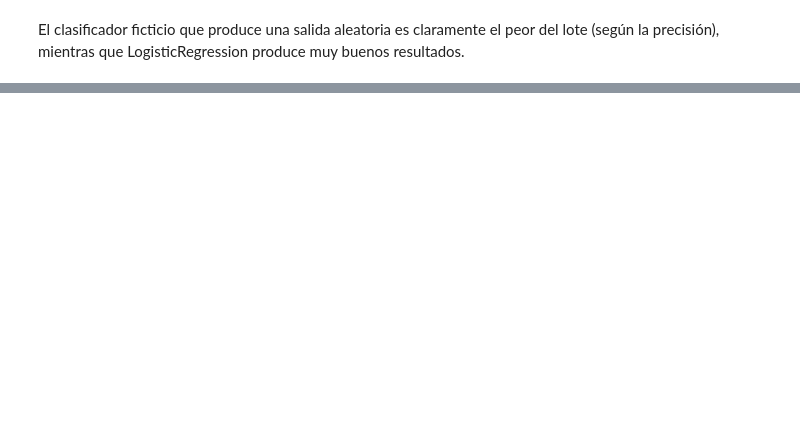
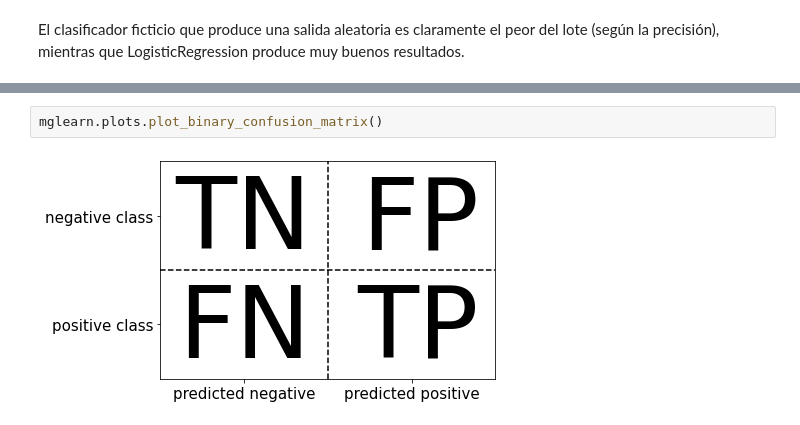
Before and after one commit to CamilaSilva1995/2021_PML_CamilaSilva, a Jupyter notebook: Expo7_PML.ipynb, the cells around one changed output, grey strips where cells are left out. Cells and saved outputs as stored; diff of their text form; blank space fills up the shorter version.

```diff
--- a/Expo7_PML.ipynb
+++ b/Expo7_PML.ipynb
@@ -261,0 +225,4 @@ El clasificador ficticio que produce una salida aleatoria es claramente el peor
+# %%
+mglearn.plots.plot_binary_confusion_matrix()
+# %% [output]
+[figure, added]
```
Also changed, not shown: parts of 11 cells of this notebook.
